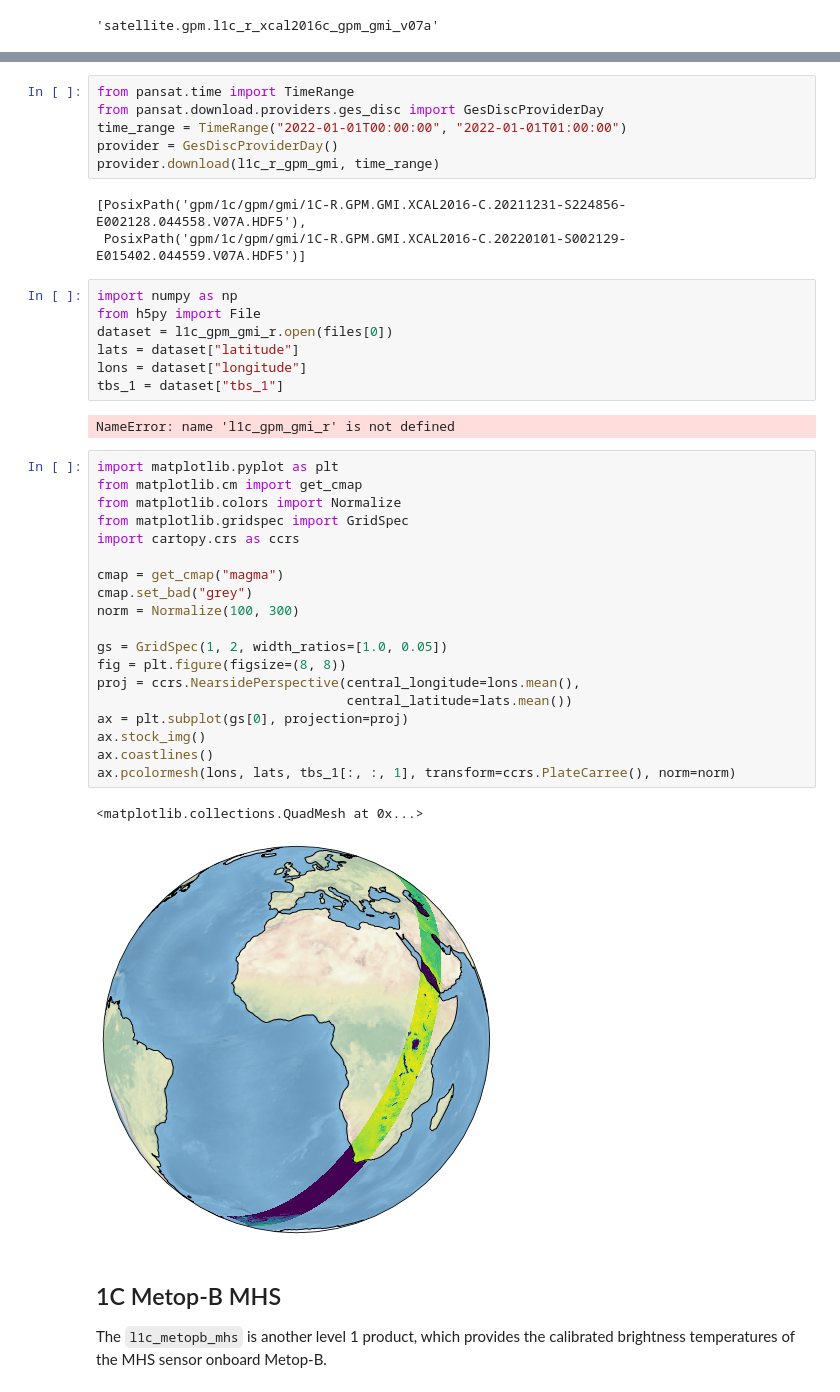
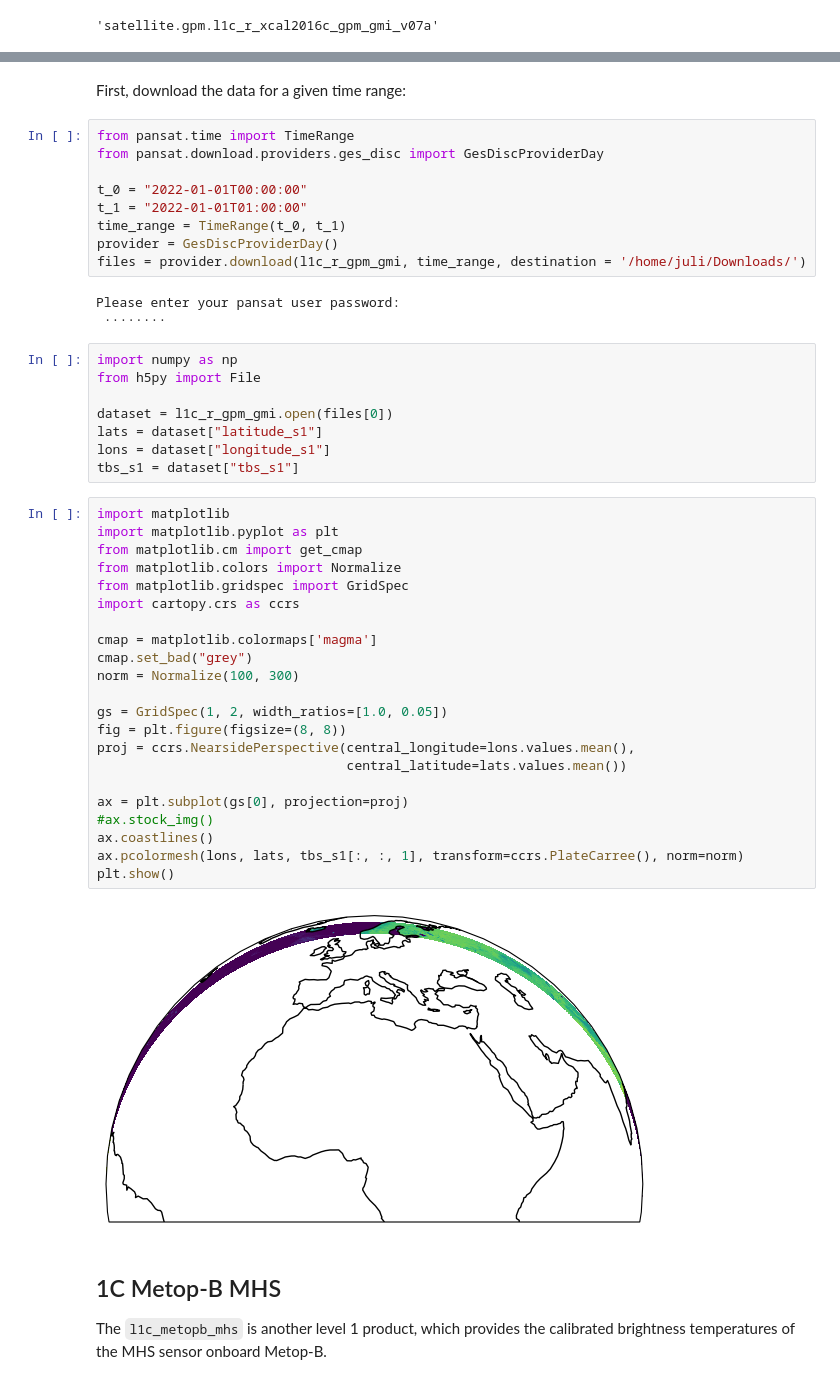
Before and after one commit to SEE-GEO/pansat, a Jupyter notebook: notebooks/products/gpm.ipynb, the cells around one changed output, grey strips where cells are left out. Drawn from its saved outputs; the diff is of its cells as text.

```diff
--- a/notebooks/products/gpm.ipynb
+++ b/notebooks/products/gpm.ipynb
@@ -59,43 +51,49 @@ To exemplify this, the two code cells below generate a plot of the swath of the
+# %% [markdown]
+First, download the data for a given time range:
 # %%
 from pansat.time import TimeRange
 from pansat.download.providers.ges_disc import GesDiscProviderDay
-time_range = TimeRange("2022-01-01T00:00:00", "2022-01-01T01:00:00")
+
+t_0 = "2022-01-01T00:00:00"
+t_1 = "2022-01-01T01:00:00"
+time_range = TimeRange(t_0, t_1)
 provider = GesDiscProviderDay()
-provider.download(l1c_r_gpm_gmi, time_range)
+files = provider.download(l1c_r_gpm_gmi, time_range, destination = '/home/juli/Downloads/')
 # %% [output]
-[PosixPath('gpm/1c/gpm/gmi/1C-R.GPM.GMI.XCAL2016-C.20211231-S224856-E002128.044558.V07A.HDF5'),
- PosixPath('gpm/1c/gpm/gmi/1C-R.GPM.GMI.XCAL2016-C.20220101-S002129-E015402.044559.V07A.HDF5')]
+Please enter your pansat user password:
+ ········
 # %%
 import numpy as np
 from h5py import File
-dataset = l1c_gpm_gmi_r.open(files[0])
-lats = dataset["latitude"]
-lons = dataset["longitude"]
-tbs_1 = dataset["tbs_1"]
+
+dataset = l1c_r_gpm_gmi.open(files[0])
+lats = dataset["latitude_s1"]
+lons = dataset["longitude_s1"]
+tbs_s1 = dataset["tbs_s1"]
-# %% [output]
-NameError: name 'l1c_gpm_gmi_r' is not defined
 # %%
+import matplotlib
 import matplotlib.pyplot as plt
 from matplotlib.cm import get_cmap
 from matplotlib.colors import Normalize
 from matplotlib.gridspec import GridSpec
 import cartopy.crs as ccrs
 
-cmap = get_cmap("magma")
+cmap = matplotlib.colormaps['magma']
 cmap.set_bad("grey")
 norm = Normalize(100, 300)
 
 gs = GridSpec(1, 2, width_ratios=[1.0, 0.05])
 fig = plt.figure(figsize=(8, 8))
-proj = ccrs.NearsidePerspective(central_longitude=lons.mean(),
-                                central_latitude=lats.mean())
+proj = ccrs.NearsidePerspective(central_longitude=lons.values.mean(),
+                                central_latitude=lats.values.mean())
+
 ax = plt.subplot(gs[0], projection=proj)
-ax.stock_img()
+#ax.stock_img()
 ax.coastlines()
-ax.pcolormesh(lons, lats, tbs_1[:, :, 1], transform=ccrs.PlateCarree(), norm=norm)
+ax.pcolormesh(lons, lats, tbs_s1[:, :, 1], transform=ccrs.PlateCarree(), norm=norm)
+plt.show()
 # %% [output]
-<matplotlib.collections.QuadMesh at 0x...>
-[figure, old version]
+[figure, new version]
 # %% [markdown]
 ## 1C Metop-B MHS
 
```
Also changed, not shown: parts of 4 cells of this notebook.
